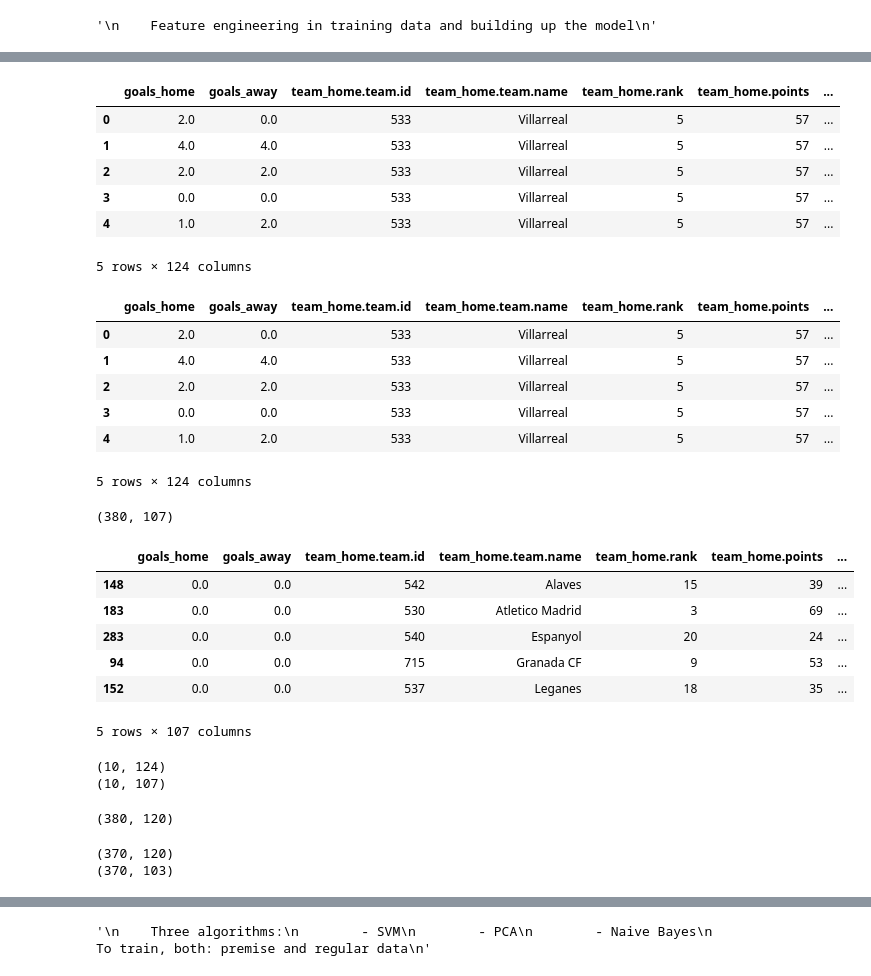
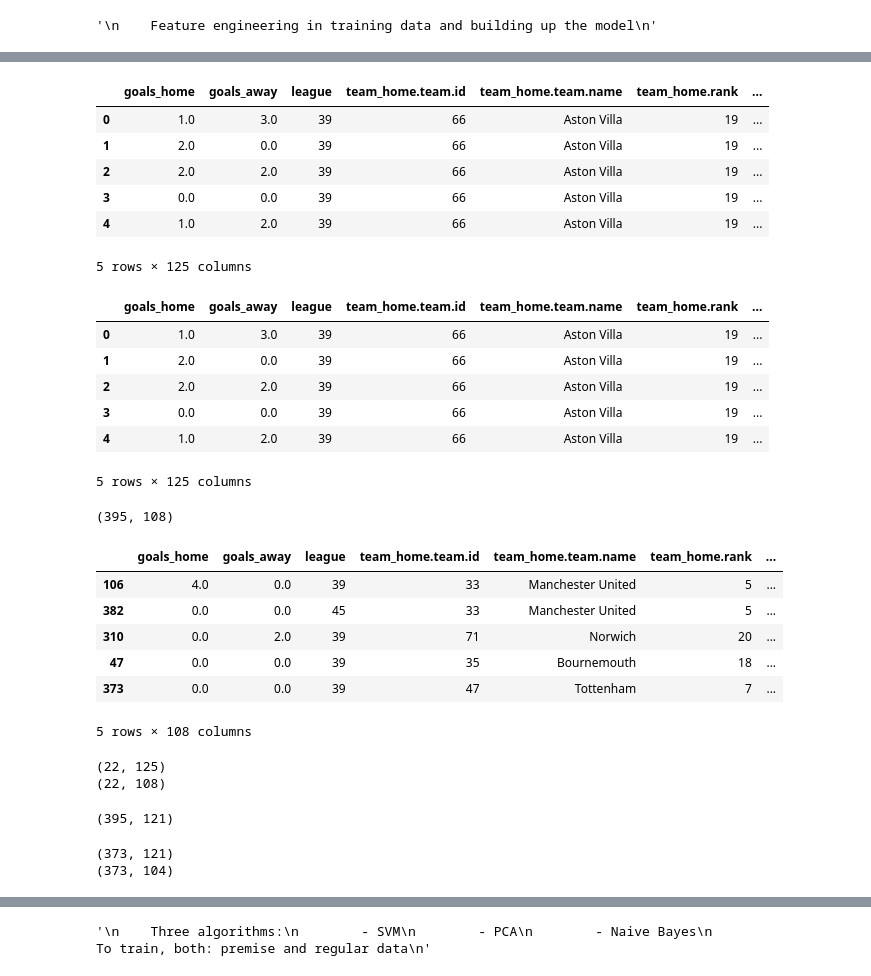
Before and after one commit to clarismiranda/Statsfootball, a Jupyter notebook: trainingmodel_es.ipynb, the cells around one changed output, grey strips where cells are left out. Saved outputs shown, nothing was run; the diff lists cells and outputs as text; code cells hidden in the pictures.

Commit message:
add multileague

```diff
--- a/trainingmodel_es.ipynb
+++ b/trainingmodel_es.ipynb
@@ -9,9 +9,18 @@ from sklearn import preprocessing
 import matplotlib.pyplot as plt
 import numpy as np
 import pandas as pd
+# %%
+# Finding the csv from the league
+# Multi League directory
+country = 'GB'
+season = '2019'
+dirCountry = '../' + country + '/'
+# csv to save
+file_title = 'premier.csv'
+csv_file = dirCountry + file_title
 # %%
 # Retrieving previous saved data
-df_laliga = pd.read_csv("laliga2.csv")
+df_laliga = pd.read_csv(csv_file)
 df_laliga = df_laliga.drop(df_laliga.columns[0], axis=1)
 df_laliga = df_laliga.drop(columns=["stats_home","stats_away"], axis=1)
 # %%
@@ -126,13 +135,13 @@ df_laliga["team_home.stats_home.streaks.best_win"] = df_laliga["team_home.stats_
 df_laliga["team_home.stats_away.streaks.best_win"] = df_laliga["team_home.stats_away.streaks.best_win"].apply(score_away)
 df_laliga.head()
 # %% [output]
-|  | goals_home | goals_away | team_home.team.id | team_home.team.name | team_home.rank | team_home.points | ... |
-| 0 | 2.0 | 0.0 | 533 | Villarreal | 5 | 57 | ... |
-| 1 | 4.0 | 4.0 | 533 | Villarreal | 5 | 57 | ... |
-| 2 | 2.0 | 2.0 | 533 | Villarreal | 5 | 57 | ... |
-| 3 | 0.0 | 0.0 | 533 | Villarreal | 5 | 57 | ... |
-| 4 | 1.0 | 2.0 | 533 | Villarreal | 5 | 57 | ... |
+|  | goals_home | goals_away | league | team_home.team.id | team_home.team.name | team_home.rank | ... |
+| 0 | 1.0 | 3.0 | 39 | 66 | Aston Villa | 19 | ... |
+| 1 | 2.0 | 0.0 | 39 | 66 | Aston Villa | 19 | ... |
+| 2 | 2.0 | 2.0 | 39 | 66 | Aston Villa | 19 | ... |
+| 3 | 0.0 | 0.0 | 39 | 66 | Aston Villa | 19 | ... |
+| 4 | 1.0 | 2.0 | 39 | 66 | Aston Villa | 19 | ... |
-5 rows × 124 columns
+5 rows × 125 columns
 # %%
 # Posession % to decimal as p_percentage
 df_laliga["stats_away.p_percentage"] = df_laliga["stats_away.p_percentage"].apply(lambda x: (int(str(x).strip('%'))/100))
@@ -141,13 +150,13 @@ df_laliga["stats_away.possession"] = df_laliga["stats_away.possession"].apply(la
 df_laliga["stats_home.possession"] = df_laliga["stats_home.possession"].apply(lambda x: (int(str(x).strip('%'))/100))
 df_laliga.head()
 # %% [output]
-|  | goals_home | goals_away | team_home.team.id | team_home.team.name | team_home.rank | team_home.points | ... |
-| 0 | 2.0 | 0.0 | 533 | Villarreal | 5 | 57 | ... |
-| 1 | 4.0 | 4.0 | 533 | Villarreal | 5 | 57 | ... |
-| 2 | 2.0 | 2.0 | 533 | Villarreal | 5 | 57 | ... |
-| 3 | 0.0 | 0.0 | 533 | Villarreal | 5 | 57 | ... |
-| 4 | 1.0 | 2.0 | 533 | Villarreal | 5 | 57 | ... |
+|  | goals_home | goals_away | league | team_home.team.id | team_home.team.name | team_home.rank | ... |
+| 0 | 1.0 | 3.0 | 39 | 66 | Aston Villa | 19 | ... |
+| 1 | 2.0 | 0.0 | 39 | 66 | Aston Villa | 19 | ... |
+| 2 | 2.0 | 2.0 | 39 | 66 | Aston Villa | 19 | ... |
+| 3 | 0.0 | 0.0 | 39 | 66 | Aston Villa | 19 | ... |
+| 4 | 1.0 | 2.0 | 39 | 66 | Aston Villa | 19 | ... |
-5 rows × 124 columns
+5 rows × 125 columns
 # %%
 """
     Following this premise:
@@ -159,7 +168,7 @@ df_premise = df_laliga.drop(df_laliga.filter(regex='team_away.stats_home.').colu
 df_premise = df_laliga.drop(df_laliga.filter(regex='team_home.stats_away.').columns, axis=1)
 print(df_premise.shape)
 # %% [output]
-(380, 107)
+(395, 108)
 # %%
 """
     Here the unseen data will be built as test set
@@ -169,28 +178,35 @@ print(df_premise.shape)
        #[536, 532], [533, 545], [720, 543]]
 p38 = [[542, 529], [530, 548], [540, 538], [715, 531], [537, 541], [539, 546], [727, 798],
        [536, 532], [533, 545], [720, 543]]
+# %%
+"""
+    Here the unseen data will be built as test set
+"""
+p37 = [[33, 49],[71, 44], [35, 41], [47, 46], [51, 34], [62, 45], [39, 52], [38, 50], [66, 42], [33, 48],
+       [40, 49], [42, 38], [44, 51], [49, 39], [52, 47], [45, 35], [46, 33], [50, 71], [34, 40], [41, 62],
+       [48, 66]]
 # %%
 # Getting previous record
 ts_laliga = pd.DataFrame()
 ts_premise = pd.DataFrame()
-for match in p38:
+for match in p37:
     ts_laliga = ts_laliga.append(df_laliga[(df_laliga["team_home.team.id"]==match[0]) & (df_laliga["team_away.team.id"]==match[1])])
     ts_premise = ts_premise.append(df_premise[(df_premise["team_home.team.id"]==match[0]) & (df_premise["team_away.team.id"]==match[1])])
 ts_premise.head()
 # %% [output]
-|  | goals_home | goals_away | team_home.team.id | team_home.team.name | team_home.rank | team_home.points | ... |
-| 148 | 0.0 | 0.0 | 542 | Alaves | 15 | 39 | ... |
-| 183 | 0.0 | 0.0 | 530 | Atletico Madrid | 3 | 69 | ... |
-| 283 | 0.0 | 0.0 | 540 | Espanyol | 20 | 24 | ... |
-| 94 | 0.0 | 0.0 | 715 | Granada CF | 9 | 53 | ... |
-| 152 | 0.0 | 0.0 | 537 | Leganes | 18 | 35 | ... |
+|  | goals_home | goals_away | league | team_home.team.id | team_home.team.name | team_home.rank | ... |
+| 106 | 4.0 | 0.0 | 39 | 33 | Manchester United | 5 | ... |
+| 382 | 0.0 | 0.0 | 45 | 33 | Manchester United | 5 | ... |
+| 310 | 0.0 | 2.0 | 39 | 71 | Norwich | 20 | ... |
+| 47 | 0.0 | 0.0 | 39 | 35 | Bournemouth | 18 | ... |
+| 373 | 0.0 | 0.0 | 39 | 47 | Tottenham | 7 | ... |
-5 rows × 107 columns
+5 rows × 108 columns
 # %%
 print(ts_laliga.shape)
 print(ts_premise.shape)
 # %% [output]
-(10, 124)
-(10, 107)
+(22, 125)
+(22, 108)
 # %%
 # Remove categorical values as team_away and team_home names, team_home.form
 df_laliga = df_laliga.drop(columns=["team_home.team.name","team_away.team.name","team_home.form","team_away.form"])
@@ -198,7 +214,7 @@ df_laliga.head()
 print(df_laliga.shape)
 df_premise = df_premise.drop(columns=["team_home.team.name","team_away.team.name","team_home.form","team_away.form"])
 # %% [output]
-(380, 120)
+(395, 121)
 # %%
 # Auxiliar for team names
 ts_name = pd.DataFrame()
@@ -211,14 +227,14 @@ ts_premise = ts_premise.drop(columns=["team_home.team.name","team_away.team.name
 #for match in p37:
     #df_laliga = df_laliga.drop(df_laliga[(df_laliga["team_home.team.id"]==match[0]) & (df_laliga["team_away.team.id"]==match[1])].index)
     #df_premise = df_premise.drop(df_premise[(df_premise["team_home.team.id"]==match[0]) & (df_premise["team_away.team.id"]==match[1])].index)
-for match in p38:
+for match in p37:
     df_laliga = df_laliga.drop(df_laliga[(df_laliga["team_home.team.id"]==match[0]) & (df_laliga["team_away.team.id"]==match[1])].index)
     df_premise = df_premise.drop(df_premise[(df_premise["team_home.team.id"]==match[0]) & (df_premise["team_away.team.id"]==match[1])].index)
 print(df_laliga.shape)
 print(df_premise.shape)
 # %% [output]
-(370, 120)
-(370, 103)
+(373, 121)
+(373, 104)
 # %%
 # status_home: either win, draw or lose for home team, predicted label
 label = []
```
Also changed, not shown: parts of 37 cells of this notebook, 2 other files.
